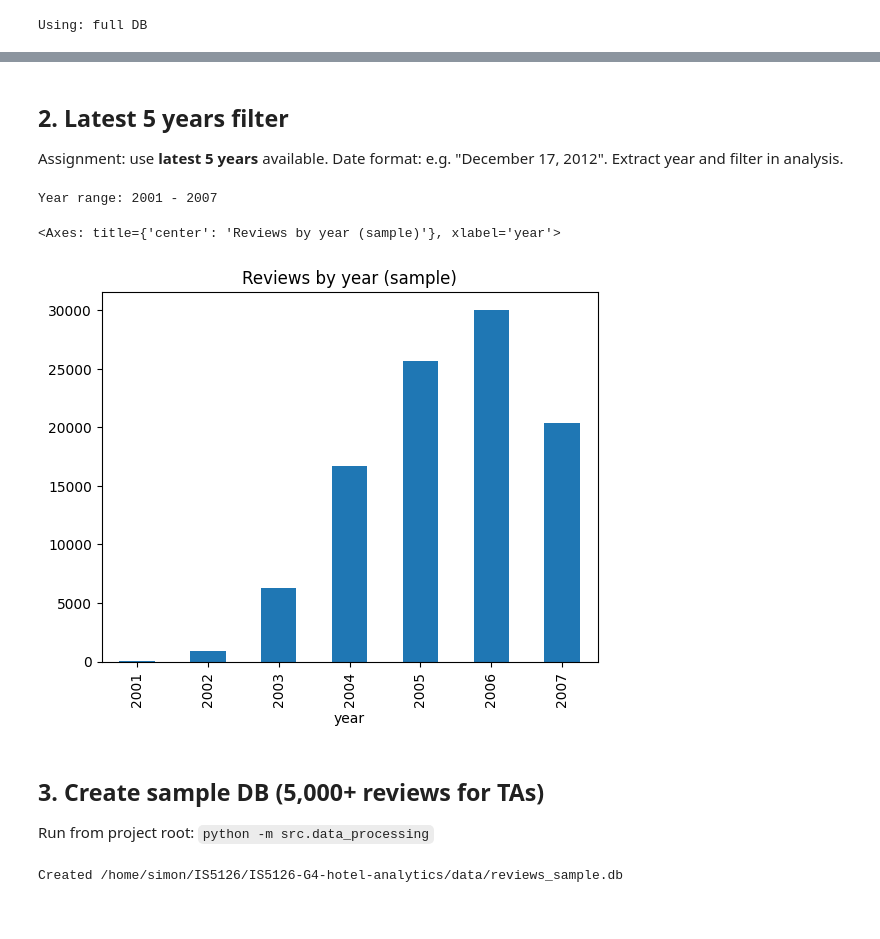
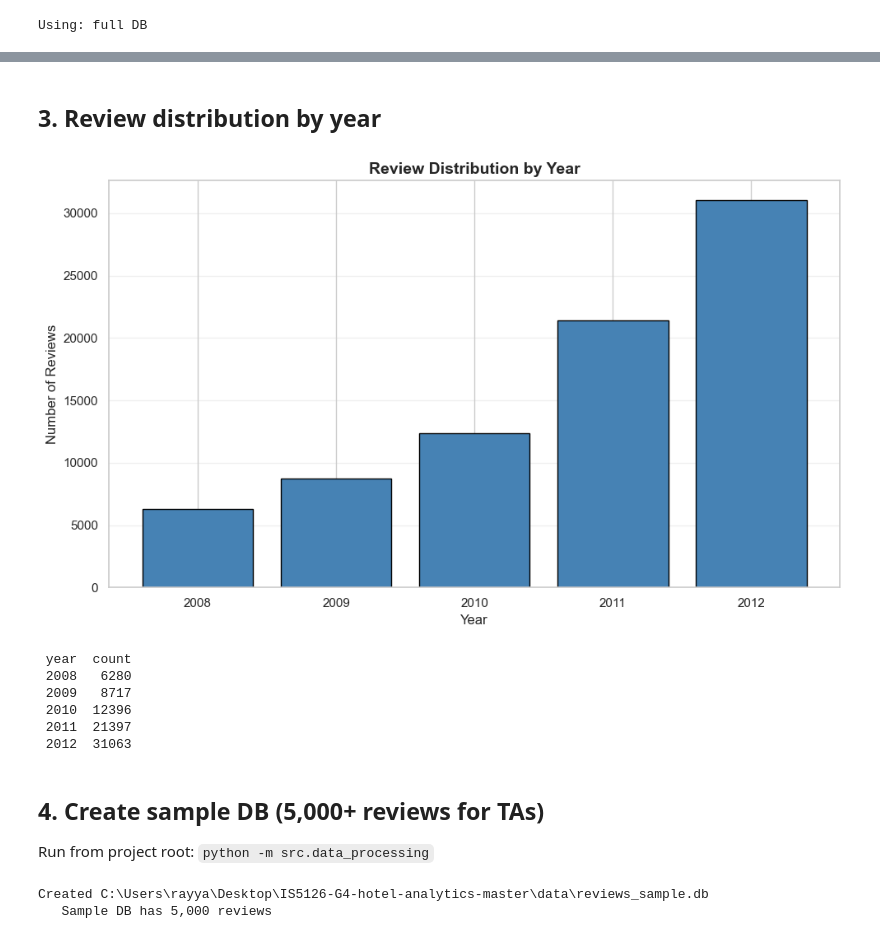
Before and after one commit to simonkp/IS5126-G4-hotel-analytics, a Jupyter notebook: notebooks/01_data_preparation.ipynb, the cells around one changed output, grey strips where cells are left out. Cells and saved outputs as stored; diff of their text form; code cells hidden in the pictures.

```diff
--- a/notebooks/01_data_preparation.ipynb
+++ b/notebooks/01_data_preparation.ipynb
@@ -19,6 +19,10 @@ sys.path.insert(0, str(project_root))
 
 from src.utils import get_engine, get_db_path
 import pandas as pd
+import matplotlib.pyplot as plt
+import seaborn as sns
+
+sns.set_theme(style="whitegrid")
 # %% [markdown]
 ## 1. Full load (run once)
 
@@ -62,24 +72,36 @@ Reviews: 878,561 | Authors: 576,688 | Hotels: 3,945
-# %% [markdown]
-## 2. Latest 5 years filter
-
-Assignment: use **latest 5 years** available. Date format: e.g. "December 17, 2012". Extract year and filter in analysis.
-# %%
-# Year distribution (sample)
-df = pd.read_sql("SELECT date FROM reviews WHERE date IS NOT NULL LIMIT 100000", engine)
-from dateutil import parser
-def safe_year(s):
-    try: return parser.parse(str(s).strip()).year
-    except: return None
-df["year"] = df["date"].apply(safe_year)
-df = df.dropna(subset=["year"])
-print("Year range:", df["year"].min(), "-", df["year"].max())
-df["year"].value_counts().sort_index().plot(kind="bar", title="Reviews by year (sample)")
-# %% [output]
-Year range: 2001 - 2007
-<Axes: title={'center': 'Reviews by year (sample)'}, xlabel='year'>
-[figure, removed]
+# %% [markdown]
+## 3. Review distribution by year
+# %%
+year_dist = pd.read_sql("""
+    SELECT
+        CAST(SUBSTR(TRIM(date), -4) AS INTEGER) AS year,
+        COUNT(*) as count
+    FROM reviews
+    WHERE date IS NOT NULL AND LENGTH(TRIM(date)) >= 4
+    GROUP BY year
+    ORDER BY year
+""", engine)
+
+fig, ax = plt.subplots(figsize=(10, 6))
+ax.bar(year_dist['year'], year_dist['count'], color='steelblue', edgecolor='black')
+ax.set_xlabel('Year', fontsize=12)
+ax.set_ylabel('Number of Reviews', fontsize=12)
+ax.set_title('Review Distribution by Year', fontsize=14, fontweight='bold')
+ax.grid(axis='y', alpha=0.3)
+plt.tight_layout()
+plt.show()
+
+print(year_dist.to_string(index=False))
+# %% [output]
+[figure, added]
+ year  count
+ 2008   6280
+ 2009   8717
+ 2010  12396
+ 2011  21397
+ 2012  31063
 # %% [markdown]
-## 3. Create sample DB (5,000+ reviews for TAs)
+## 4. Create sample DB (5,000+ reviews for TAs)
 
 Run from project root: `python -m src.data_processing`
 # %%
@@ -87,7 +109,12 @@ from src.data_processing import build_sample_db
 try:
     path = build_sample_db(sample_size=5000)
     print(f"Created {path}")
+    import sqlite3
+    with sqlite3.connect(str(sample_path)) as conn:
+        n = conn.execute("SELECT COUNT(*) FROM reviews").fetchone()[0]
+    print(f"   Sample DB has {n:,} reviews")
 except FileNotFoundError as e:
     print("Run: python -m src.data_processing --full-etl first.", e)
 # %% [output]
-Created /home/simon/IS5126/IS5126-G4-hotel-analytics/data/reviews_sample.db
+Created C:\Users\rayya\Desktop\IS5126-G4-hotel-analytics-master\data\reviews_sample.db
+   Sample DB has 5,000 reviews
```
Also changed, not shown: parts of 4 cells of this notebook, 8 other files.
